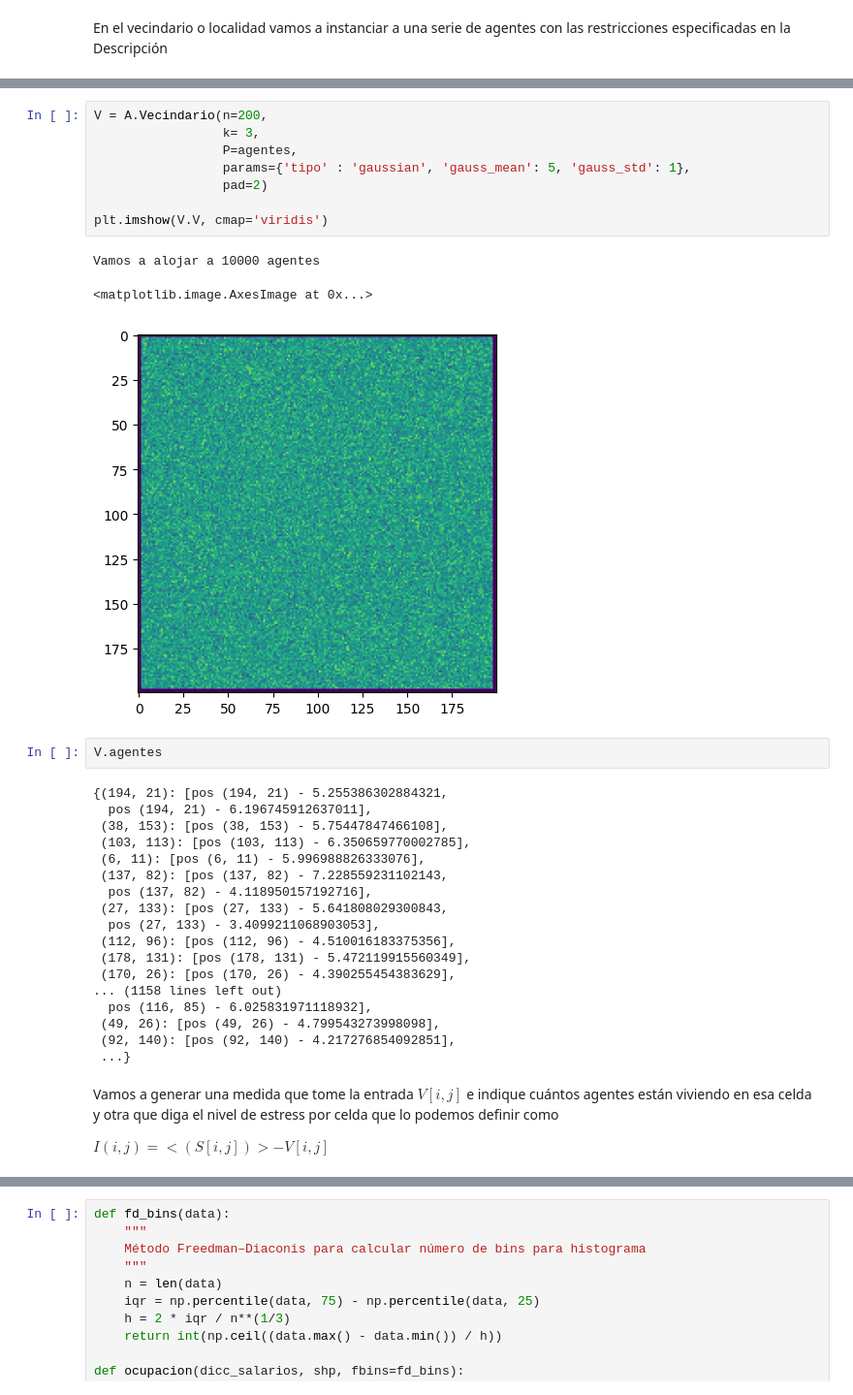
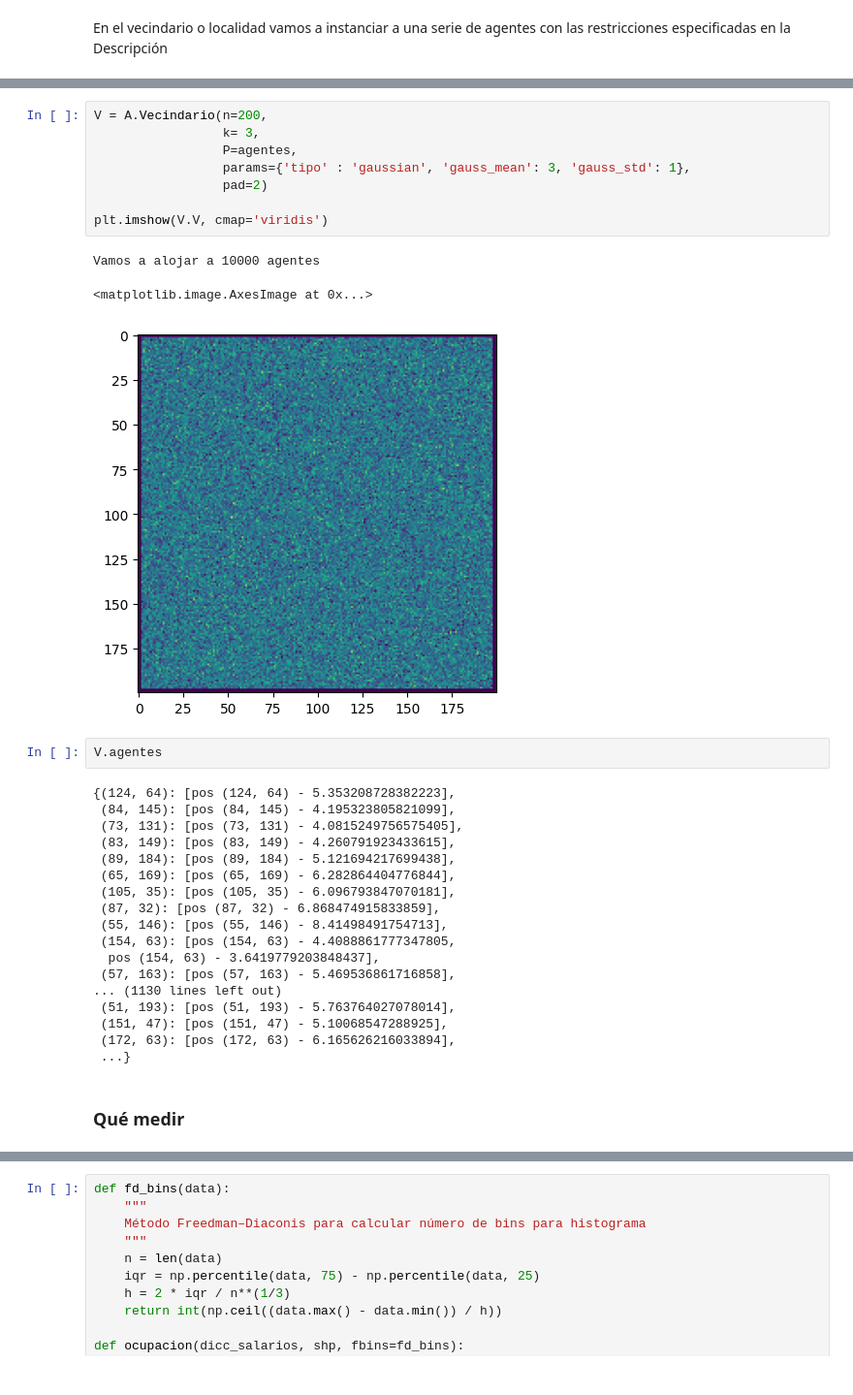
Before and after one commit to sergiohzlz/modelo_gentrificacion, a Jupyter notebook: phd_tercer_semestre.ipynb, the cells around one changed output, grey strips where cells are left out. Shown at 97% size. Saved outputs shown, nothing was run; the diff lists cells and outputs as text.

```diff
--- a/phd_tercer_semestre.ipynb
+++ b/phd_tercer_semestre.ipynb
@@ -162,36 +162,34 @@ reload(A)
 # %%
 V = A.Vecindario(n=200,
                  k= 3,
                  P=agentes,
-                 params={'tipo' : 'gaussian', 'gauss_mean': 5, 'gauss_std': 1},
+                 params={'tipo' : 'gaussian', 'gauss_mean': 3, 'gauss_std': 1},
                  pad=2)
 
 plt.imshow(V.V, cmap='viridis')
 # %% [output]
 Vamos a alojar a 10000 agentes
 <matplotlib.image.AxesImage at 0x...>
-[figure, old version]
+[figure, new version]
 # %%
 V.agentes
 # %% [output]
-{(194, 21): [pos (194, 21) - 5.255386302884321,
-  pos (194, 21) - 6.196745912637011],
- (38, 153): [pos (38, 153) - 5.75447847466108],
- (103, 113): [pos (103, 113) - 6.350659770002785],
- (6, 11): [pos (6, 11) - 5.996988826333076],
- (137, 82): [pos (137, 82) - 7.228559231102143,
-  pos (137, 82) - 4.118950157192716],
- (27, 133): [pos (27, 133) - 5.641808029300843,
-  pos (27, 133) - 3.4099211068903053],
- (112, 96): [pos (112, 96) - 4.510016183375356],
- (178, 131): [pos (178, 131) - 5.472119915560349],
- (170, 26): [pos (170, 26) - 4.390255454383629],
-... (1158 lines left out)
-  pos (116, 85) - 6.025831971118932],
- (49, 26): [pos (49, 26) - 4.799543273998098],
- (92, 140): [pos (92, 140) - 4.217276854092851],
+{(124, 64): [pos (124, 64) - 5.353208728382223],
+ (84, 145): [pos (84, 145) - 4.195323805821099],
+ (73, 131): [pos (73, 131) - 4.0815249756575405],
+ (83, 149): [pos (83, 149) - 4.260791923433615],
+ (89, 184): [pos (89, 184) - 5.121694217699438],
+ (65, 169): [pos (65, 169) - 6.282864404776844],
+ (105, 35): [pos (105, 35) - 6.096793847070181],
+ (87, 32): [pos (87, 32) - 6.868474915833859],
+ (55, 146): [pos (55, 146) - 8.41498491754713],
+ (154, 63): [pos (154, 63) - 4.4088861777347805,
+  pos (154, 63) - 3.6419779203848437],
+ (57, 163): [pos (57, 163) - 5.469536861716858],
+... (1130 lines left out)
+ (51, 193): [pos (51, 193) - 5.763764027078014],
+ (151, 47): [pos (151, 47) - 5.10068547288925],
+ (172, 63): [pos (172, 63) - 6.165626216033894],
  ...}
-# %% [markdown]
-Vamos a generar una medida que tome la entrada $V[i,j]$ e indique cuántos agentes están viviendo en esa celda y otra que diga el nivel de estress por celda que lo podemos definir como
-
-$I(i,j) = <(S[i,j])> - V[i,j]$
+# %% [markdown]
+### Qué medir
```
Also changed, not shown: parts of 13 cells of this notebook, 1 other file.
